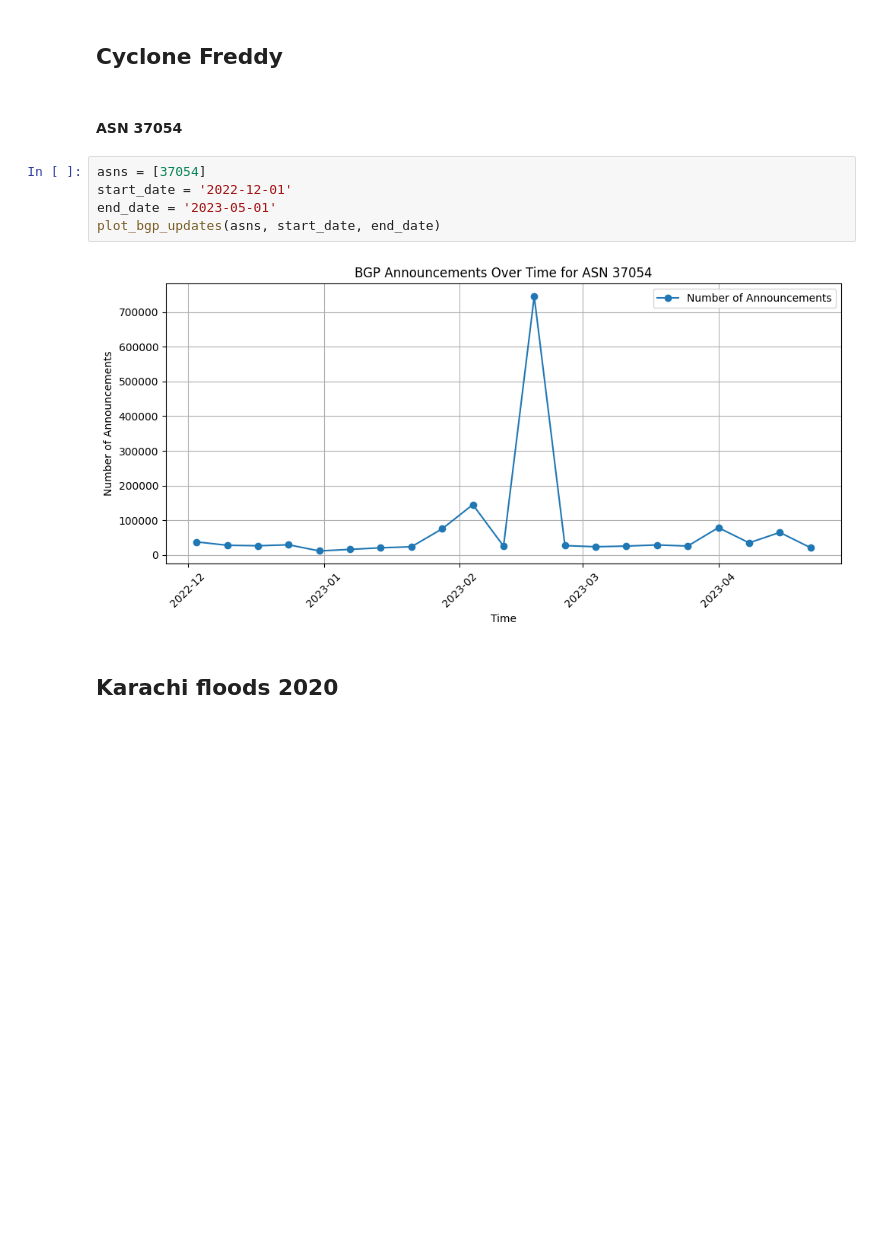
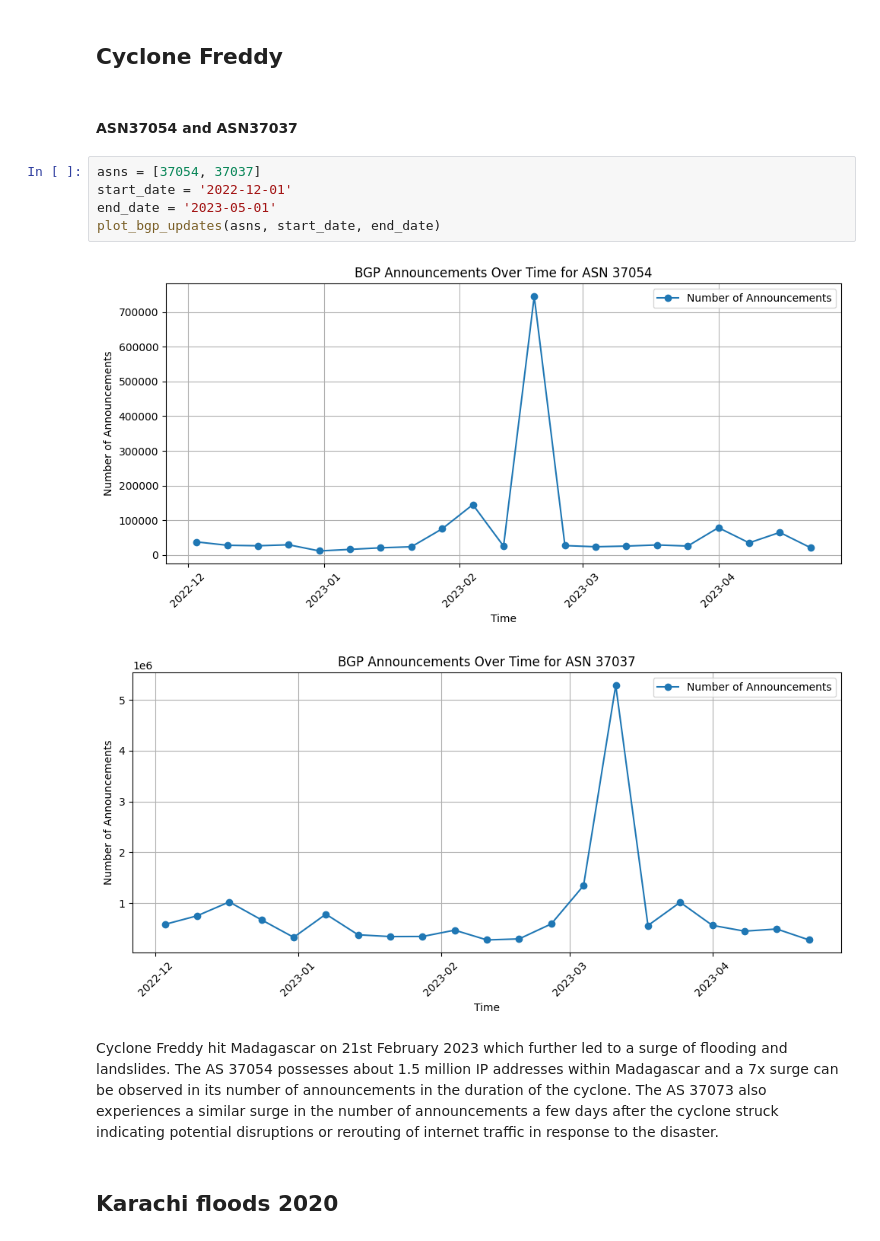
Before and after one commit to soddi1/Flooding, a Jupyter notebook: 10 disasters/accounements_data.ipynb, the cells around one changed output. Cells and saved outputs as stored; diff of their text form; blank space fills up the shorter version.

```diff
--- a/10 disasters/accounements_data.ipynb
+++ b/10 disasters/accounements_data.ipynb
@@ -138,15 +139,18 @@ No data available for ASN 7018
 No data available for ASN 3549
 # %% [markdown]
 ## Cyclone Freddy
-# %% [markdown]
-#### ASN 37054
+# %% [markdown]
+#### ASN37054 and ASN37037
 # %%
-asns = [37054]
+asns = [37054, 37037]
 start_date = '2022-12-01'
 end_date = '2023-05-01'
 plot_bgp_updates(asns, start_date, end_date)
 # %% [output]
 [figure]
+[figure, added]
+# %% [markdown]
+Cyclone Freddy hit Madagascar on 21st February 2023 which further led to a surge of flooding and landslides. The AS 37054 possesses about 1.5 million IP addresses within Madagascar and a 7x surge can be observed in its number of announcements in the duration of the cyclone. The AS 37073 also experiences a similar surge in the number of announcements a few days after the cyclone struck indicating potential disruptions or rerouting of internet traffic in response to the disaster.
 # %% [markdown]
 ## Karachi floods 2020
 # %% [markdown]
```
Also changed, not shown: parts of 4 cells of this notebook.
